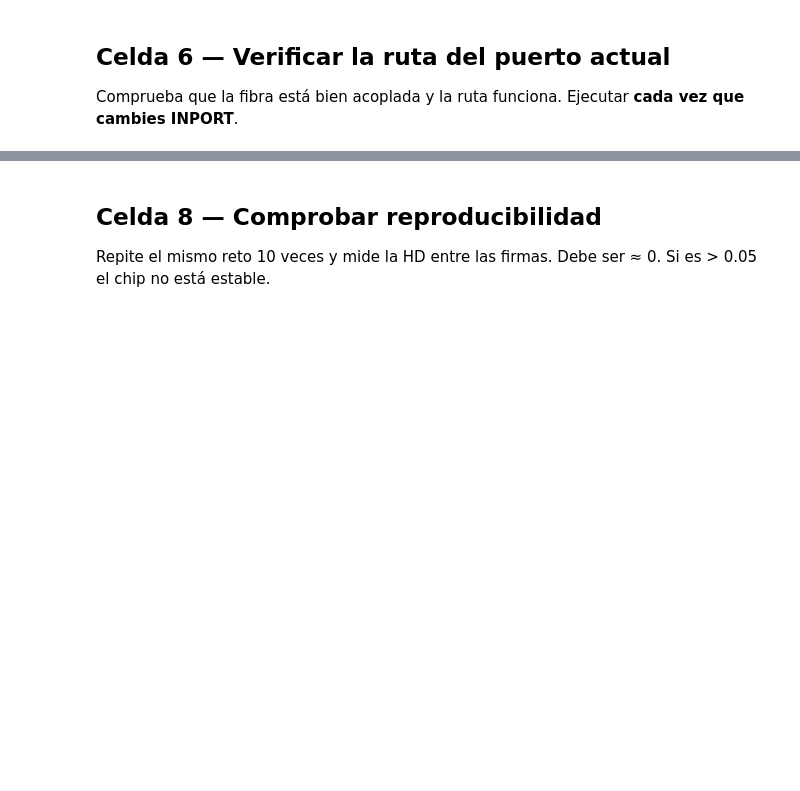
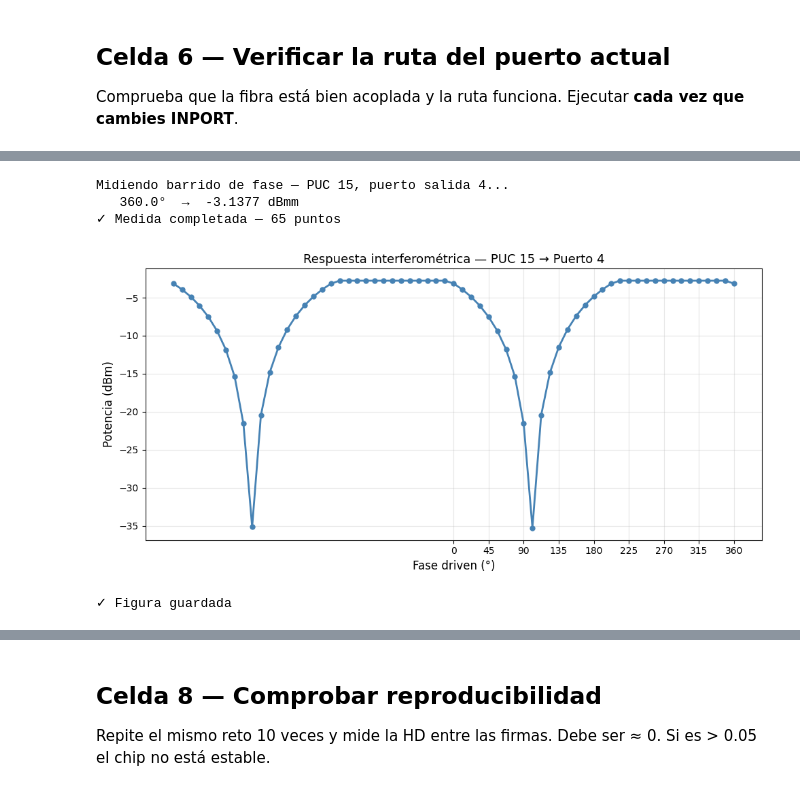
Before and after one commit to oxelarnal/smartlight_lab, a Jupyter notebook: lab_puf.ipynb, the cells around one changed output, grey strips where cells are left out. Drawn from its saved outputs; the diff is of its cells as text; code cells hidden in the pictures; blank space fills up the shorter version.

```diff
--- a/lab_puf.ipynb
+++ b/lab_puf.ipynb
@@ -341,0 +1418,49 @@ Ejecutar **una vez por cada puerto**. El progreso se muestra en tiempo real.
+# %%
+import time
+import numpy as np
+import matplotlib.pyplot as plt
+
+# ── PARÁMETROS ────────────────────────────────────────────────────────
+PUC_TEST     = 15
+OUTPORT_TEST = 4
+FASE_MIN     = -(2 * np.pi)
+FASE_MAX     = 2 * np.pi
+FASE_STEP    = np.pi / 16   # más resolución
+WAIT_S       = 0.5
+
+fases     = np.arange(FASE_MIN, FASE_MAX + FASE_STEP/2, FASE_STEP)
+potencias = []
+
+print(f'Midiendo barrido de fase — PUC {PUC_TEST}, puerto salida {OUTPORT_TEST}...')
+
+for fase in fases:
+    sl.set_driven_phases({PUC_TEST: [fase, 0.0]},compensate_passive_phase=True)
+    time.sleep(WAIT_S)
+    powers = sl.get_output_power(inport=INPORT, outport=[OUTPORT_TEST])
+    potencias.append(powers[OUTPORT_TEST])
+    print(f'  {np.degrees(fase):>6.1f}°  →  {powers[OUTPORT_TEST]:.4f} dBm', end='\r')
+
+# Resetear
+sl.set_driven_phases({PUC_TEST: [0.0, 0.0]})
+print(f'\n✓ Medida completada — {len(fases)} puntos')
+
+# ── PLOT ──────────────────────────────────────────────────────────────
+fig, ax = plt.subplots(figsize=(10, 5))
+ax.plot(np.degrees(fases), potencias, 'o-',
+        color='steelblue', linewidth=2, markersize=5)
+ax.set_xlabel('Fase driven (°)', fontsize=12)
+ax.set_ylabel('Potencia (dBm)', fontsize=12)
+ax.set_title(f'Respuesta interferométrica — PUC {PUC_TEST} → Puerto {OUTPORT_TEST}',
+             fontsize=13)
+ax.set_xticks([0, 45, 90, 135, 180, 225, 270, 315, 360])
+ax.grid(alpha=0.3)
+plt.tight_layout()
+plt.savefig(f'barrido_fase_PUC{PUC_TEST}_port{OUTPORT_TEST}.png', dpi=150)
+plt.show()
+print('✓ Figura guardada')
+# %% [output]
+Midiendo barrido de fase — PUC 15, puerto salida 4...
+   360.0°  →  -3.1377 dBmm
+✓ Medida completada — 65 puntos
+[figure, added]
+✓ Figura guardada
```
Also changed, not shown: parts of 45 cells of this notebook.
